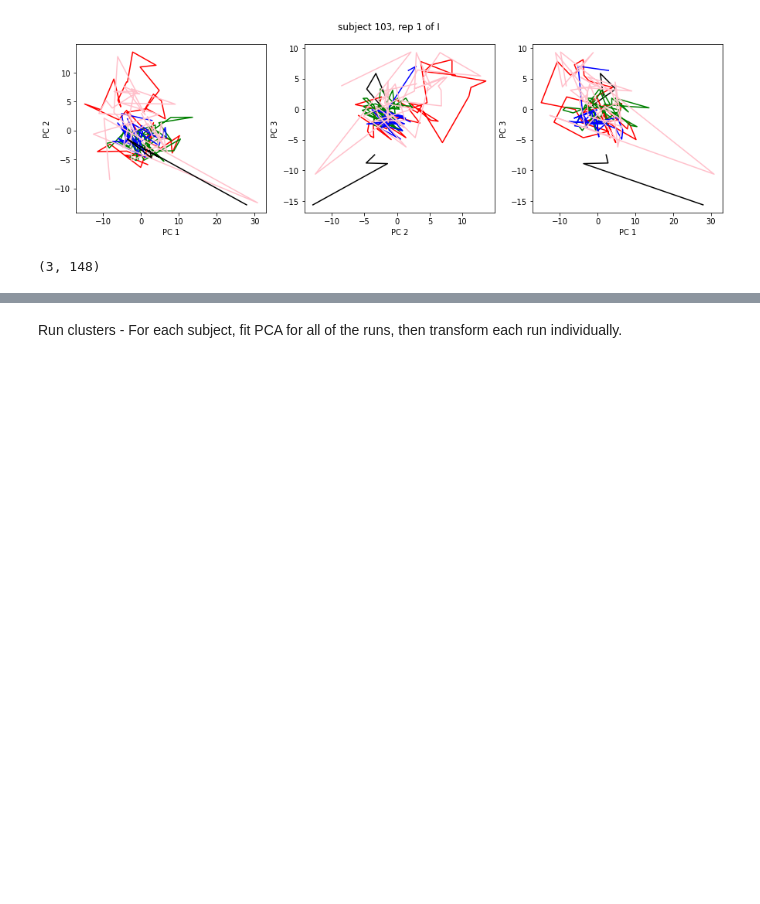
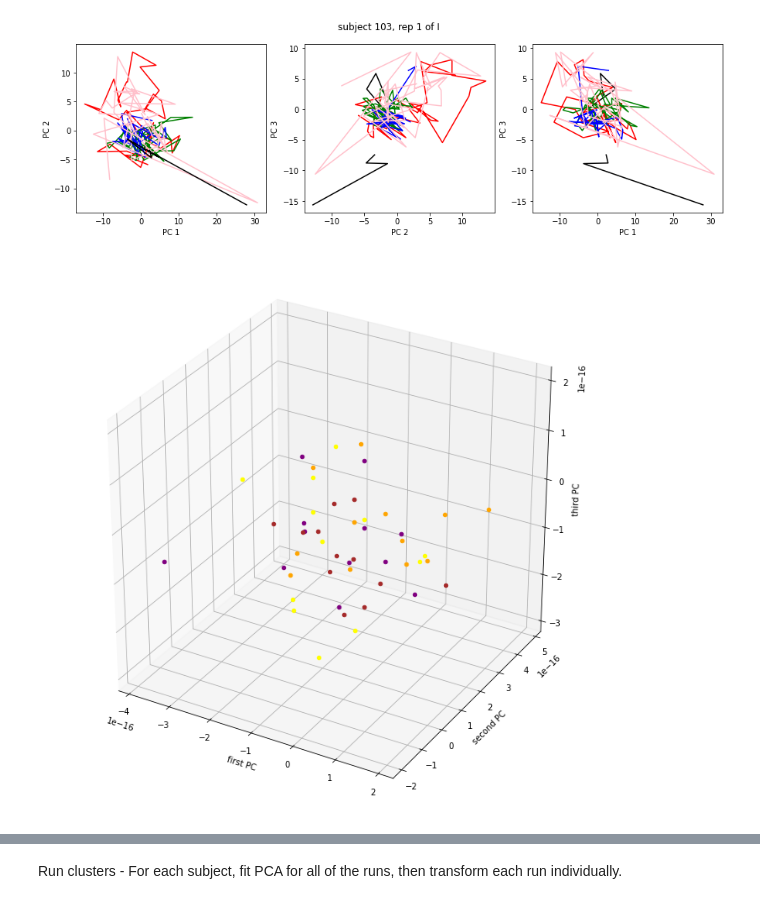
Before and after one commit to riesacassano/fMRI_piano, a Jupyter notebook: ryc_100121_PCA.ipynb, the cells around one changed output, grey strips where cells are left out. Saved outputs shown, nothing was run; the diff lists cells and outputs as text; code cells hidden in the pictures; blank space fills up the shorter version.

```diff
--- a/ryc_100121_PCA.ipynb
+++ b/ryc_100121_PCA.ipynb
@@ -259,21 +259,46 @@ fig.suptitle('subject 103, rep 1 of I');
 n_components = n_TRs
 data_PCs = np.zeros((n_sub,n_components,n_TRs,n_conds,n_reps))
 
-for c in range(1):#n_conds):
-  for r in range(1):#n_reps):
+for c in range(n_conds):
+  for r in range(n_reps):
     # grab the data for this condition and rep
     this_data = orig_data_norm[:,:,:,c,r]
 
     # create the PCA object
-    this_pca = PCA(n_components=3)
+    this_pca = PCA()
 
     # average over all subjects to fit PCA
     this_data_avg = np.mean(this_data,axis=0)
     this_pca.fit(this_data_avg.T)
 
     # transform each subject's data individually and save
-    for s in range(1):#n_sub):
+    for s in range(n_sub):
       this_sub_PCs = this_pca.transform(this_data[s,:,:].T)
       data_PCs[s,:,:,c,r] = this_sub_PCs.T
-# %% [output]
-(3, 148)
+# %%
+# compute mean and SD for each run on first three components
+mean_PCs = np.zeros((n_sub,n_conds,n_reps,3))
+sd_PCs = np.zeros((n_sub,n_conds,n_reps,3))
+
+for s in range(n_sub):
+  for c in range(n_conds):
+    for r in range(n_reps):
+      for i in range(3):
+        mean_PCs[s,c,r,i] = np.mean(data_PCs[s,i,:,c,r])
+        sd_PCs[s,c,r,i] = np.std(data_PCs[s,i,:,c,r])
+# %%
+sub_colors = ['orange','brown','yellow','purple']
+# %%
+fig = plt.figure(figsize=(12,12))
+ax = plt.axes(projection='3d')
+ax.set_xlabel('first PC')
+ax.set_ylabel('second PC')
+ax.set_zlabel('third PC')
+
+for s in range(n_sub):
+  color = sub_colors[s]
+  for c in range(n_conds):
+    for r in range(n_reps):
+      ax.scatter(mean_PCs[s,c,r,0],mean_PCs[s,c,r,1],mean_PCs[s,c,r,2],color=color)
+# %% [output]
+[figure, added]
```
Also changed, not shown: parts of 2 cells of this notebook.
